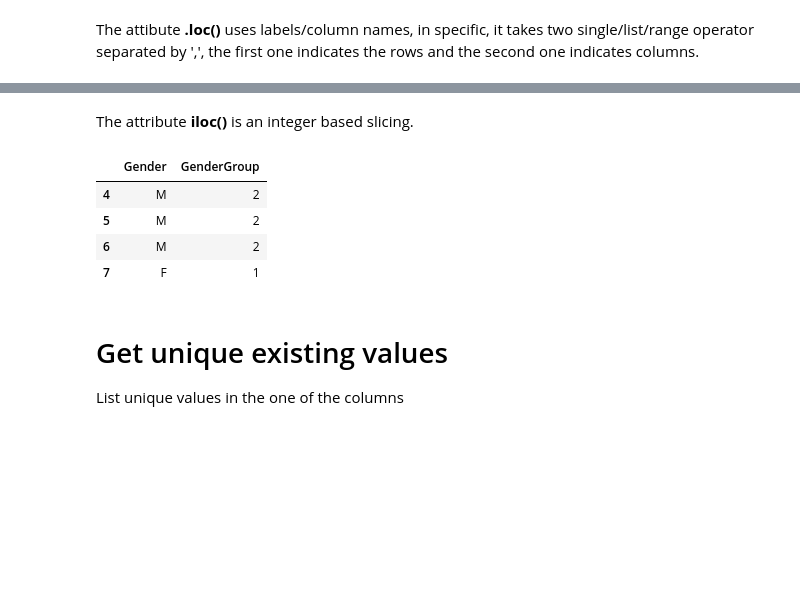
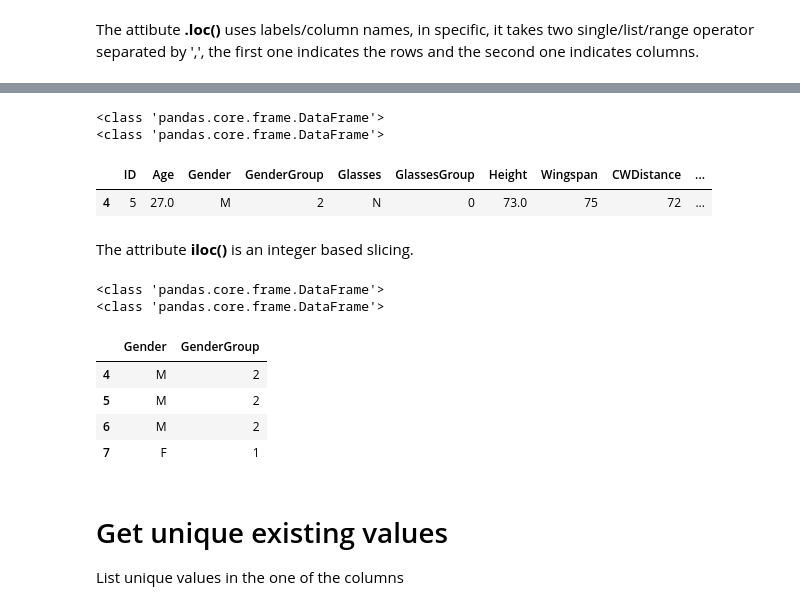
Before and after one commit to javiermao/PythonBasis, a Jupyter notebook: B23_Pandas.ipynb, the cells around one changed output, grey strips where cells are left out. Drawn from its saved outputs; the diff is of its cells as text; code cells hidden in the pictures; blank space fills up the shorter version.

```diff
--- a/B23_Pandas.ipynb
+++ b/B23_Pandas.ipynb
@@ -303,21 +335,42 @@ df_gender = df[keep]
+# %%
+# Select a row
+irow = 4
+df_tmp = df.loc[[irow]]
+
+# Print the selected slice of the data frame
+print(type(df))
+print(type(df_tmp))
+df_tmp.head()
+# %% [output]
+<class 'pandas.core.frame.DataFrame'>
+<class 'pandas.core.frame.DataFrame'>
+|  | ID | Age | Gender | GenderGroup | Glasses | GlassesGroup | Height | Wingspan | CWDistance | ... |
+| 4 | 5 | 27.0 | M | 2 | N | 0 | 73.0 | 75 | 72 | ... |
 # %% [markdown]
 The attribute **iloc()** is an integer based slicing.
 # %%
-# .
-df.iloc[:, :4]
+# Select all rows and columns from 0 to 3
+#df_tmp = df.iloc[:, :4]
 
-# .
-df.iloc[:4, :]
+# Select some rows from 0 to 3 and all columns
+#df_tmp = df.iloc[:4, :]
 
-# .
-df.iloc[:, 3:7]
+# Select all rows and columns from 3 to 6
+# df_tmp = df.iloc[:, 3:7]
 
-# .
-df.iloc[4:8, 2:4]
+# Select rows from 4 to 8 and columns from 2 to 3
+df_tmp = df.iloc[4:8, 2:4]
 
 # This is incorrect:
 #df.iloc[1:5, ["Gender", "GenderGroup"]]
+
+# Print the selected slice of the data frame
+print(type(df))
+print(type(df_tmp))
+df_tmp.head()
 # %% [output]
+<class 'pandas.core.frame.DataFrame'>
+<class 'pandas.core.frame.DataFrame'>
 |  | Gender | GenderGroup |
 | 4 | M | 2 |
 | 5 | M | 2 |
```
Also changed, not shown: parts of 9 cells of this notebook.
